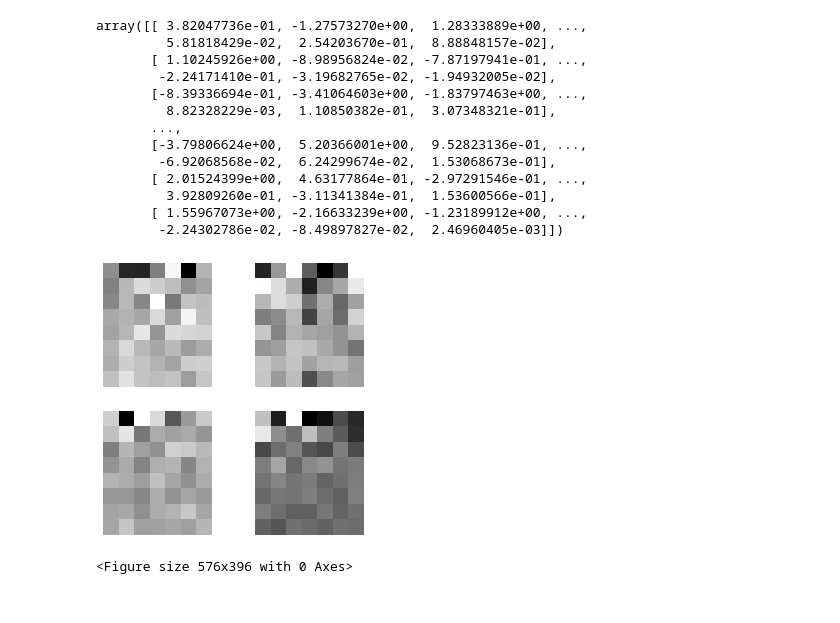
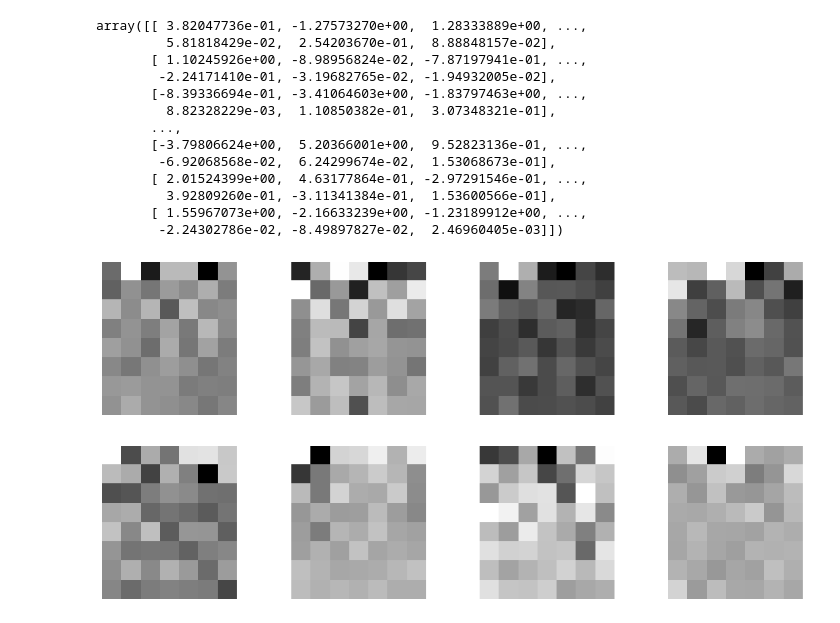
Before and after one commit to brunoprp/machine_learning, a Jupyter notebook: Notebooks/PCA_IMAGE.ipynb, the cells around one changed output. Saved outputs shown, nothing was run; the diff lists cells and outputs as text; code cells hidden in the pictures.

```diff
--- a/Notebooks/PCA_IMAGE.ipynb
+++ b/Notebooks/PCA_IMAGE.ipynb
@@ -183,12 +170,14 @@ df_cov_mat_X
 obtendo-se os autovalores w e seus autovetores associados nas colunas de Q.
 Atenção: os autovalores (e seus autovetores associados) devem ser ordenados em ordem decrescente.
 # %%
-#cov = np.cov(X_data_cet.T) / X_data_cet.shape[0] # Get covariance matrix
+cov = np.cov(X_data_cet.T) / X_data_cet.shape[0] # Get covariance matrix
 # %%
 # Calcular a decomposição espectral
-w, Q = np.linalg.eigh(cov_mat_X)
+w, Q = np.linalg.eigh(cov)
 print(w.shape)
 print(Q.shape)
+print(w[:20])
+print(Q[:20])
 # %% [output]
 (784,)
 (784, 784)
@@ -427,16 +402,14 @@ array([[ 3.82047736e-01, -1.27573270e+00,  1.28333889e+00, ...,
        [ 1.55967073e+00, -2.16633239e+00, -1.23189912e+00, ...,
         -2.24302786e-02, -8.49897827e-02,  2.46960405e-03]])
 # %%
-plt.figure(figsize=(5,5))
-for i in range(4):
-    plt.subplot(2,2,i+1)
+plt.figure(figsize=(15,15))
+for i in range(8):
+    plt.subplot(4,4,i+1)
     plt.xticks([])
     plt.yticks([])
     plt.grid(True)
-    img = np.reshape(pca_2[i], (8, 7))
+    img = np.reshape(pca_3[i], (8, 7))
     plt.imshow(img, cmap=plt.cm.binary)
 plt.show()
-#plt.savefig("imaga_8x7.png", bbox_inches='tight')
 # %% [output]
-[figure, old version]
+[figure, new version]
-<Figure size 576x396 with 0 Axes>
```
Also changed, not shown: parts of 17 cells of this notebook, 11 other files.
